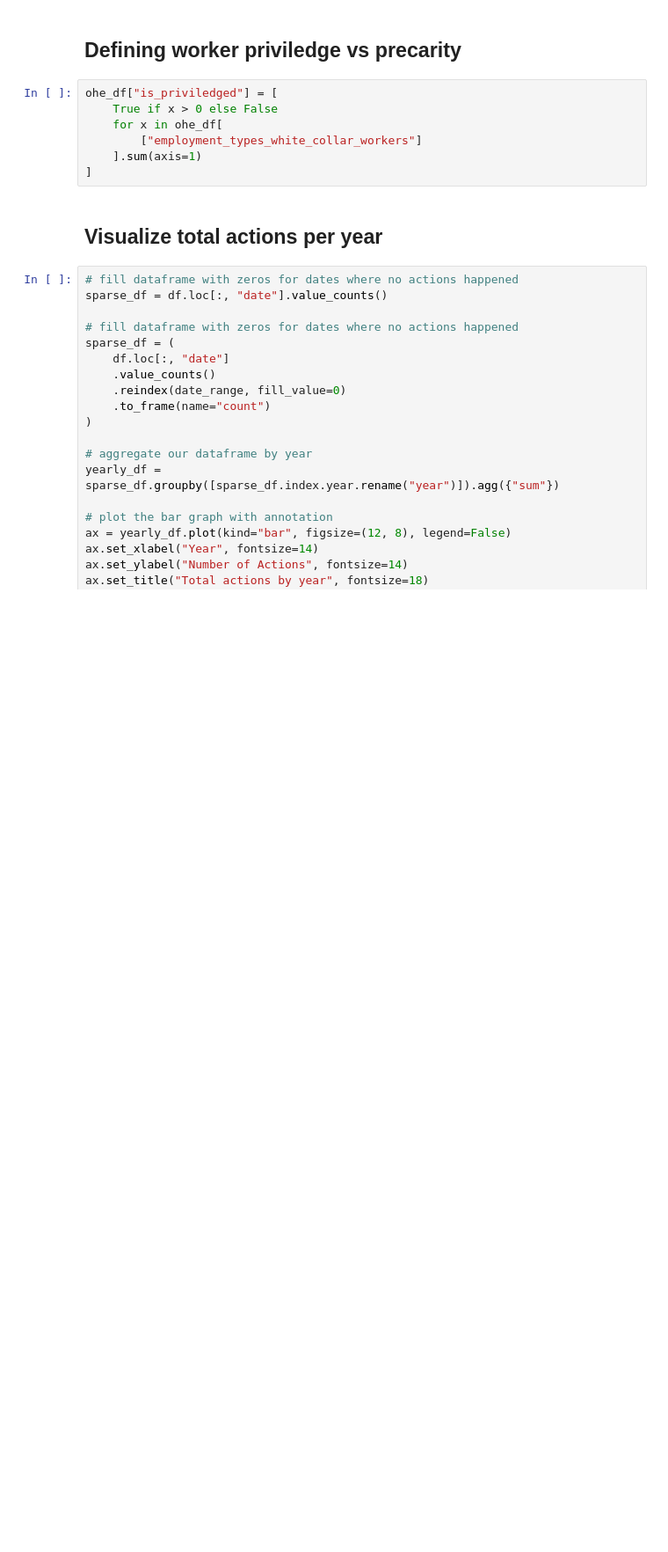
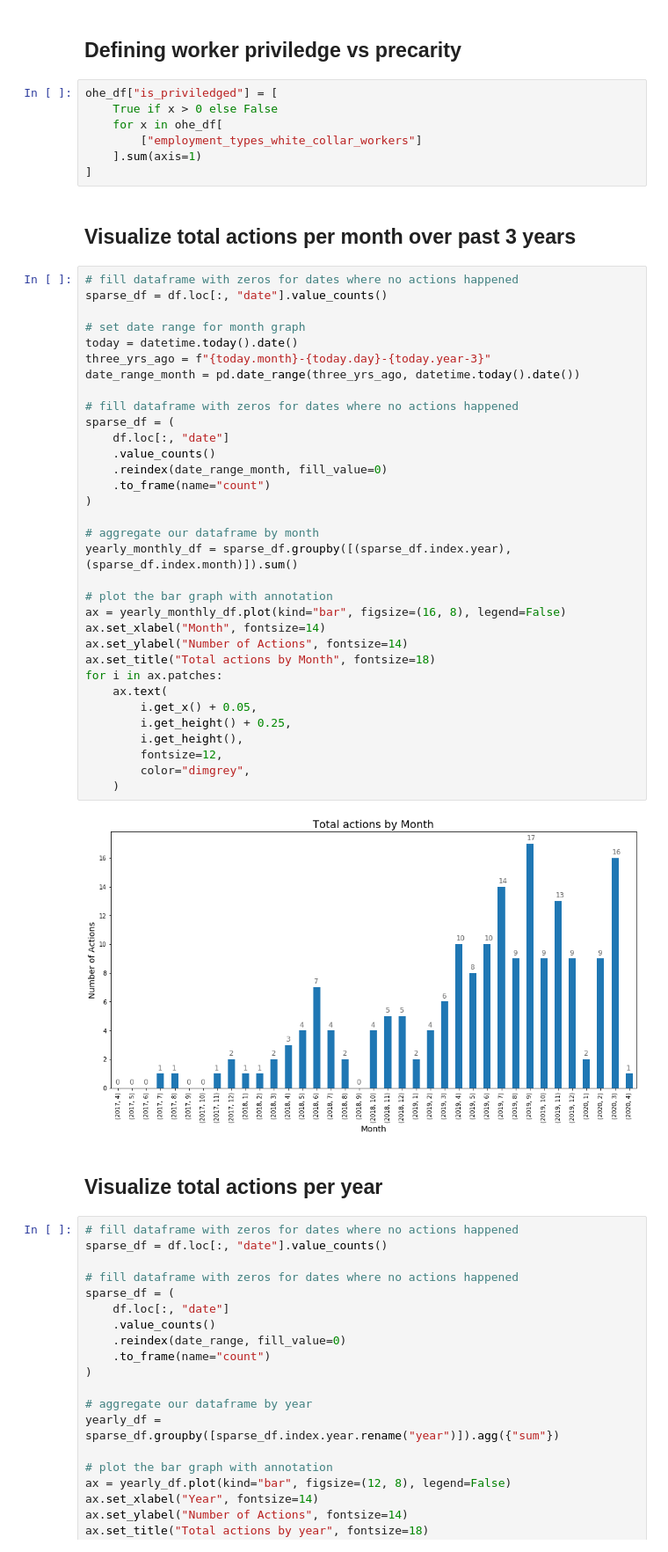
Before and after one commit to collective-action/tech, a Jupyter notebook: analysis/visualizations.ipynb, the cells around one changed output. Shown at 88% size. Saved outputs shown, nothing was run; the diff lists cells and outputs as text; blank space fills up the shorter version.

```diff
--- a/analysis/visualizations.ipynb
+++ b/analysis/visualizations.ipynb
@@ -62,6 +66,43 @@ ohe_df["is_priviledged"] = [
         ["employment_types_white_collar_workers"]
     ].sum(axis=1)
 ]
+# %% [markdown]
+## Visualize total actions per month over past 3 years
+# %%
+# fill dataframe with zeros for dates where no actions happened
+sparse_df = df.loc[:, "date"].value_counts()
+
+# set date range for month graph
+today = datetime.today().date()
+three_yrs_ago = f"{today.month}-{today.day}-{today.year-3}"
+date_range_month = pd.date_range(three_yrs_ago, datetime.today().date())
+
+# fill dataframe with zeros for dates where no actions happened
+sparse_df = (
+    df.loc[:, "date"]
+    .value_counts()
+    .reindex(date_range_month, fill_value=0)
+    .to_frame(name="count")
+)
+
+# aggregate our dataframe by month
+yearly_monthly_df = sparse_df.groupby([(sparse_df.index.year),(sparse_df.index.month)]).sum()
+
+# plot the bar graph with annotation
+ax = yearly_monthly_df.plot(kind="bar", figsize=(16, 8), legend=False)
+ax.set_xlabel("Month", fontsize=14)
+ax.set_ylabel("Number of Actions", fontsize=14)
+ax.set_title("Total actions by Month", fontsize=18)
+for i in ax.patches:
+    ax.text(
+        i.get_x() + 0.05,
+        i.get_height() + 0.25,
+        i.get_height(),
+        fontsize=12,
+        color="dimgrey",
+    )
+# %% [output]
+[figure, added]
 # %% [markdown]
 ## Visualize total actions per year
 # %%
```
Also changed, not shown: parts of 11 cells of this notebook.
